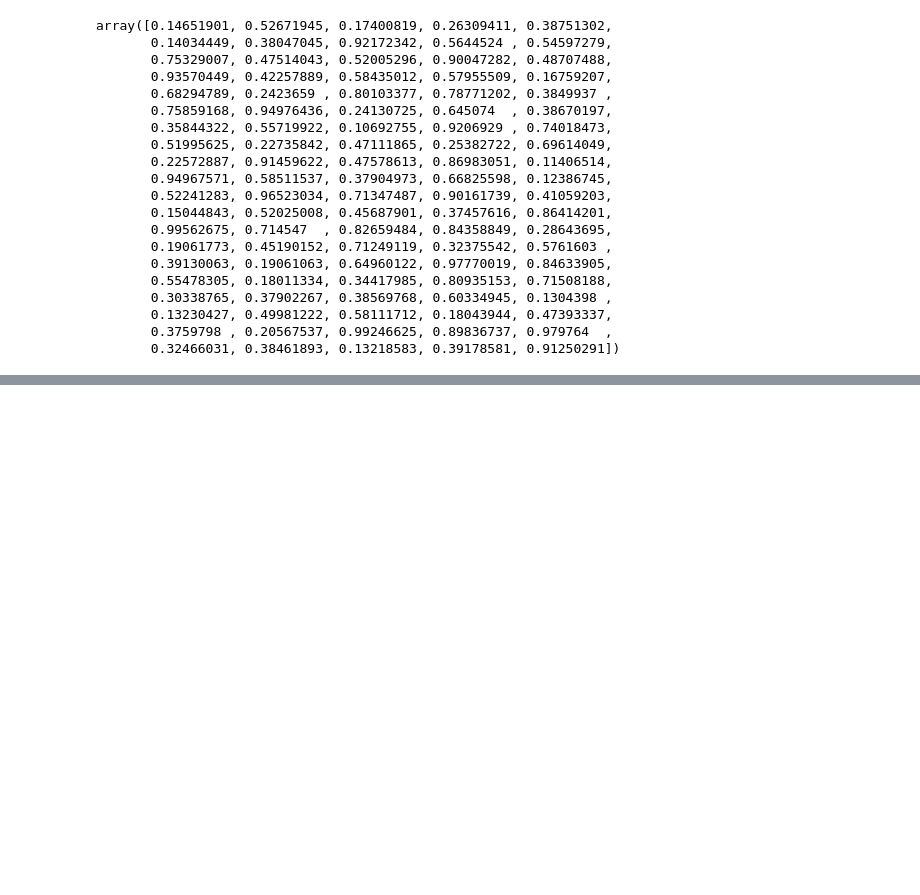
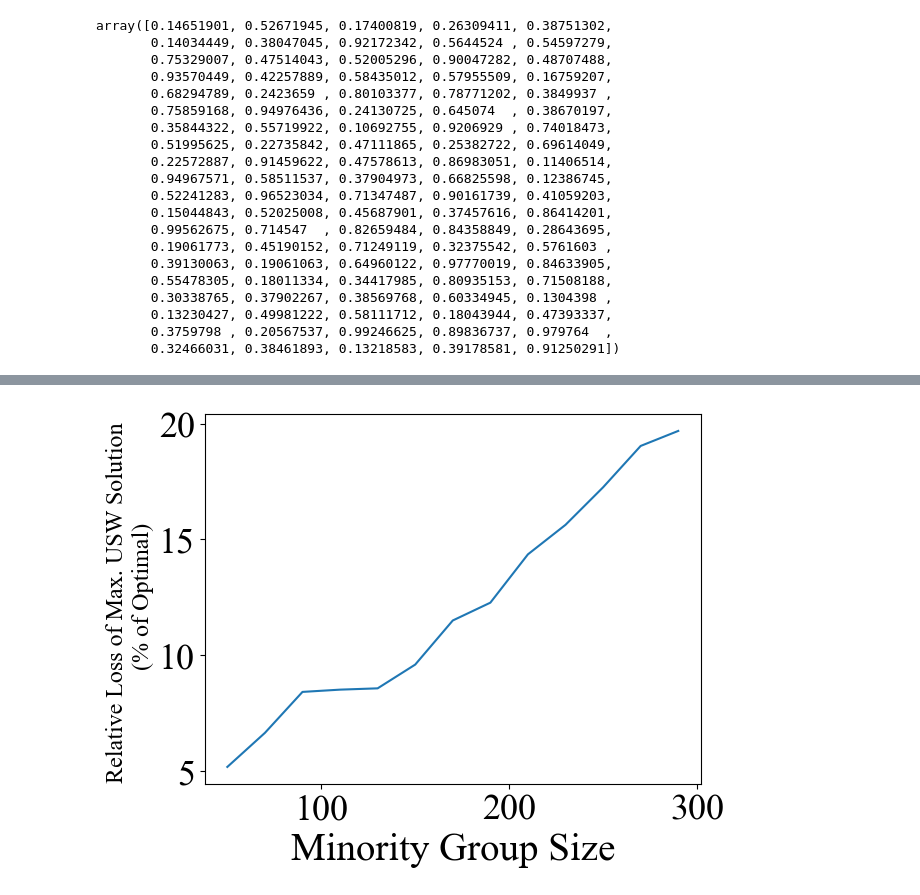
Before and after one commit to justinpayan/RAU2, a Jupyter notebook: notebooks/AAMAS Bids.ipynb, the cells around one changed output, grey strips where cells are left out. Saved outputs shown, nothing was run; the diff lists cells and outputs as text; code cells hidden in the pictures; blank space fills up the shorter version.

```diff
--- a/notebooks/AAMAS Bids.ipynb
+++ b/notebooks/AAMAS Bids.ipynb
@@ -1049,0 +1269,3 @@ array([0.14651901, 0.52671945, 0.17400819, 0.26309411, 0.38751302,
+# %%
+for gs in tqdm(group_size_options):
+    varying_group_size.append(run_exp_to_get_usw_soln_loss_on_gesw(default_divisor, default_num_nonzero, gs))
@@ -1049,0 +1367,10 @@ array([0.14651901, 0.52671945, 0.17400819, 0.26309411, 0.38751302,
+# %%
+sns.lineplot(x=group_size_options[:len(varying_group_size)], y=[100*x for x in varying_group_size])
+
+fs = 26
+plt.ylabel("Relative Loss of Max. USW Solution \n (% of Optimal)", fontsize=fs/1.5)
+plt.xlabel("Minority Group Size", fontsize=fs+2)
+plt.tick_params(axis='both', which='major', labelsize=fs)
+plt.savefig("../Plots/GESW_LOSS_GRPSIZE.pdf", bbox_inches='tight')
+# %% [output]
+[figure, added]
```
Also changed, not shown: parts of 46 cells of this notebook, 2 other files.
